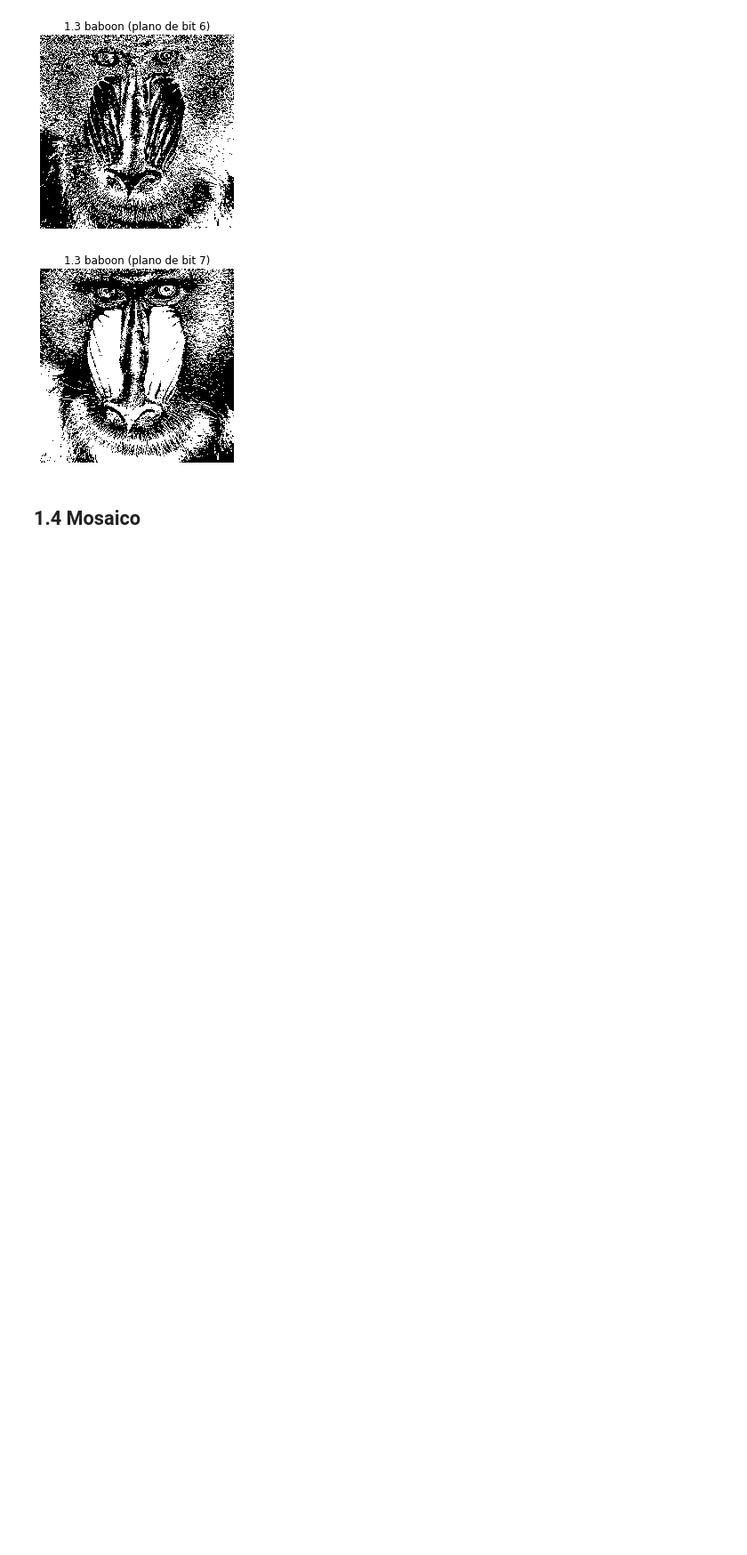
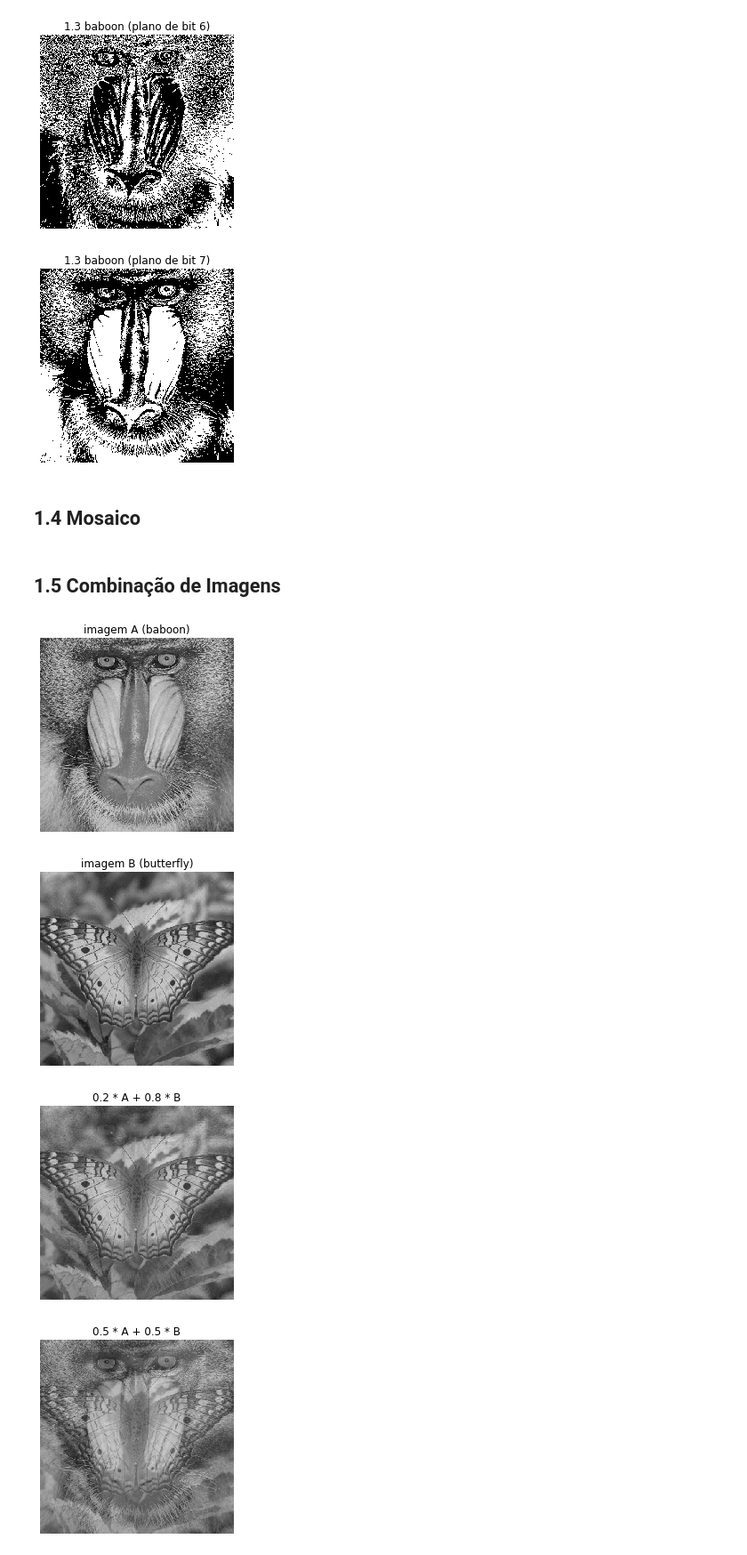
Before and after one commit to laurelkeys/image-processing, a Jupyter notebook: assignment-0/Assignment0.ipynb, the cells around one changed output. Shown at 89% size. Cells and saved outputs as stored; diff of their text form; code cells hidden in the pictures; blank space fills up the shorter version.

```diff
--- a/assignment-0/Assignment0.ipynb
+++ b/assignment-0/Assignment0.ipynb
@@ -103,3 +103,26 @@ for plane in range(0, 8):
 [figure]
 # %% [markdown]
 ## 1.4 Mosaico
+# %% [markdown]
+## 1.5 Combinação de Imagens
+# %%
+def lerp(A, B, t):
+    return t * A + (1 - t) * B
+# %%
+test_img_2 = examples[1] # butterfly
+
+show_grayscale(test_img[0], f"imagem A ({test_img[1]})")
+plt.show()
+show_grayscale(test_img_2[0], f"imagem B ({test_img_2[1]})")
+plt.show()
+
+for t in [0.2, 0.5, 0.8]:
+    show_grayscale(lerp(test_img[0], test_img_2[0], t),
+                   f"{t:.1f} * A + {1-t:.1f} * B",
+                   save_fname=f"1.5 {test_img[1]} & {test_img_2[1]} (t = {})")
+    plt.show()
+# %% [output]
+[figure, added]
+[figure, added]
+[figure, added]
+[figure, added]
```
Also changed, not shown: parts of 1 cell of this notebook, 3 other files.
